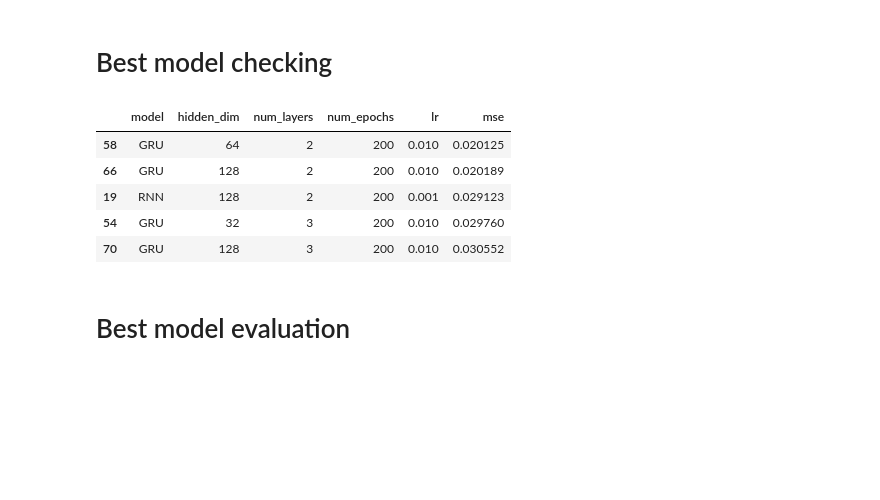
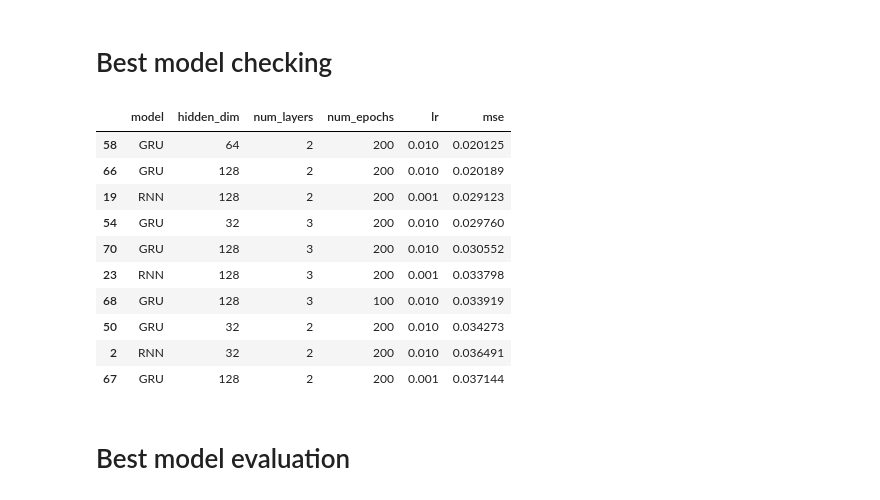
Before and after one commit to ifboelhasrin/DLF_A3, a Jupyter notebook: ass3_goog_hyptune.ipynb, the cells around one changed output. Saved outputs shown, nothing was run; the diff lists cells and outputs as text; code cells hidden in the pictures; blank space fills up the shorter version.

```diff
--- a/ass3_goog_hyptune.ipynb
+++ b/ass3_goog_hyptune.ipynb
@@ -270,17 +270,22 @@ Tuning time: 2318.03467130661
 # %%
 # Check best model
 
 results_df = pd.DataFrame(results)
 results_df['mse'] = results_df['val_loss'].apply(np.mean)
 clean_df = results_df.drop(columns=['train_loss', 'val_loss'])
-clean_df.sort_values(by='mse', ascending=True).head()
+clean_df.sort_values(by='mse', ascending=True).head(10)
 # %% [output]
 |  | model | hidden_dim | num_layers | num_epochs | lr | mse |
 | 58 | GRU | 64 | 2 | 200 | 0.010 | 0.020125 |
 | 66 | GRU | 128 | 2 | 200 | 0.010 | 0.020189 |
 | 19 | RNN | 128 | 2 | 200 | 0.001 | 0.029123 |
 | 54 | GRU | 32 | 3 | 200 | 0.010 | 0.029760 |
 | 70 | GRU | 128 | 3 | 200 | 0.010 | 0.030552 |
+| 23 | RNN | 128 | 3 | 200 | 0.001 | 0.033798 |
+| 68 | GRU | 128 | 3 | 100 | 0.010 | 0.033919 |
+| 50 | GRU | 32 | 2 | 200 | 0.010 | 0.034273 |
+| 2 | RNN | 32 | 2 | 200 | 0.010 | 0.036491 |
+| 67 | GRU | 128 | 2 | 200 | 0.001 | 0.037144 |
 # %%
 # Get best model values
 best_model_results = results_df.sort_values(by='mse', ascending=True).iloc[0]
```
Also changed, not shown: parts of 1 cell of this notebook, 6 other files.
